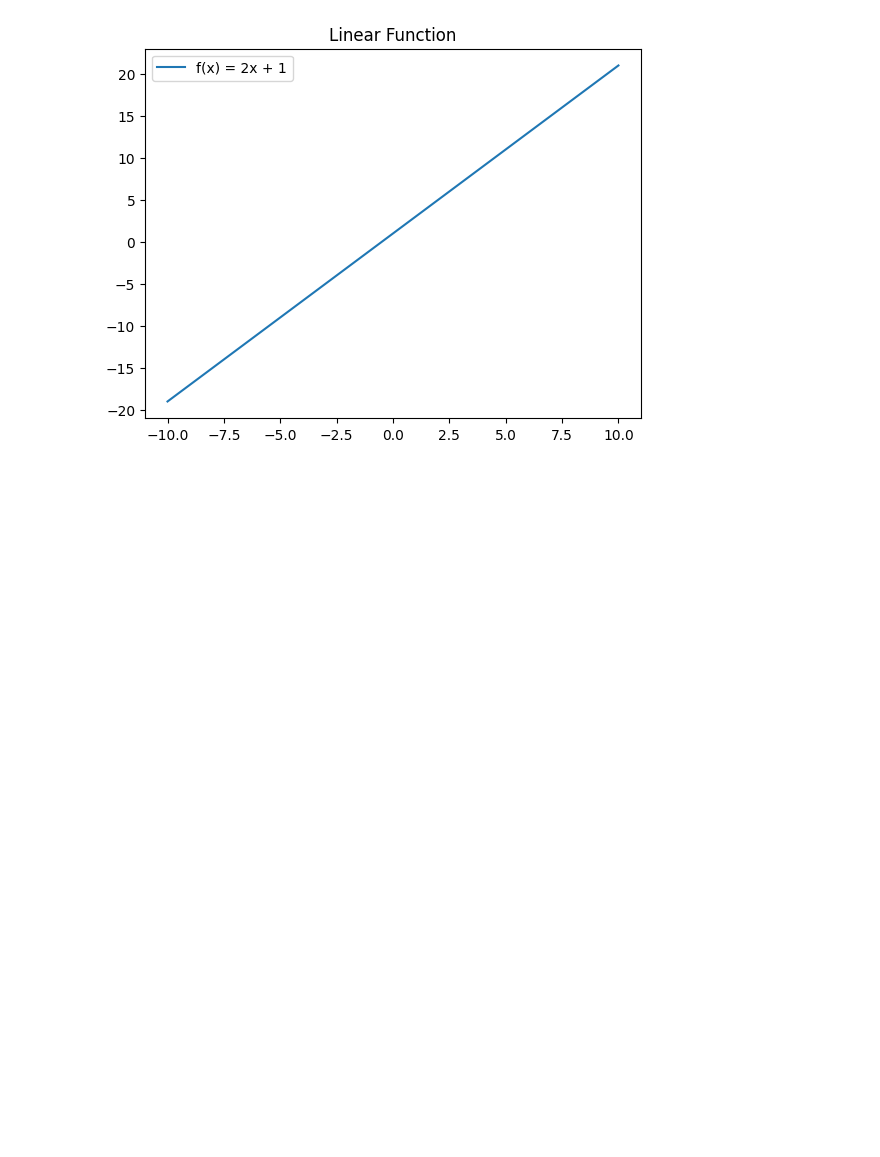
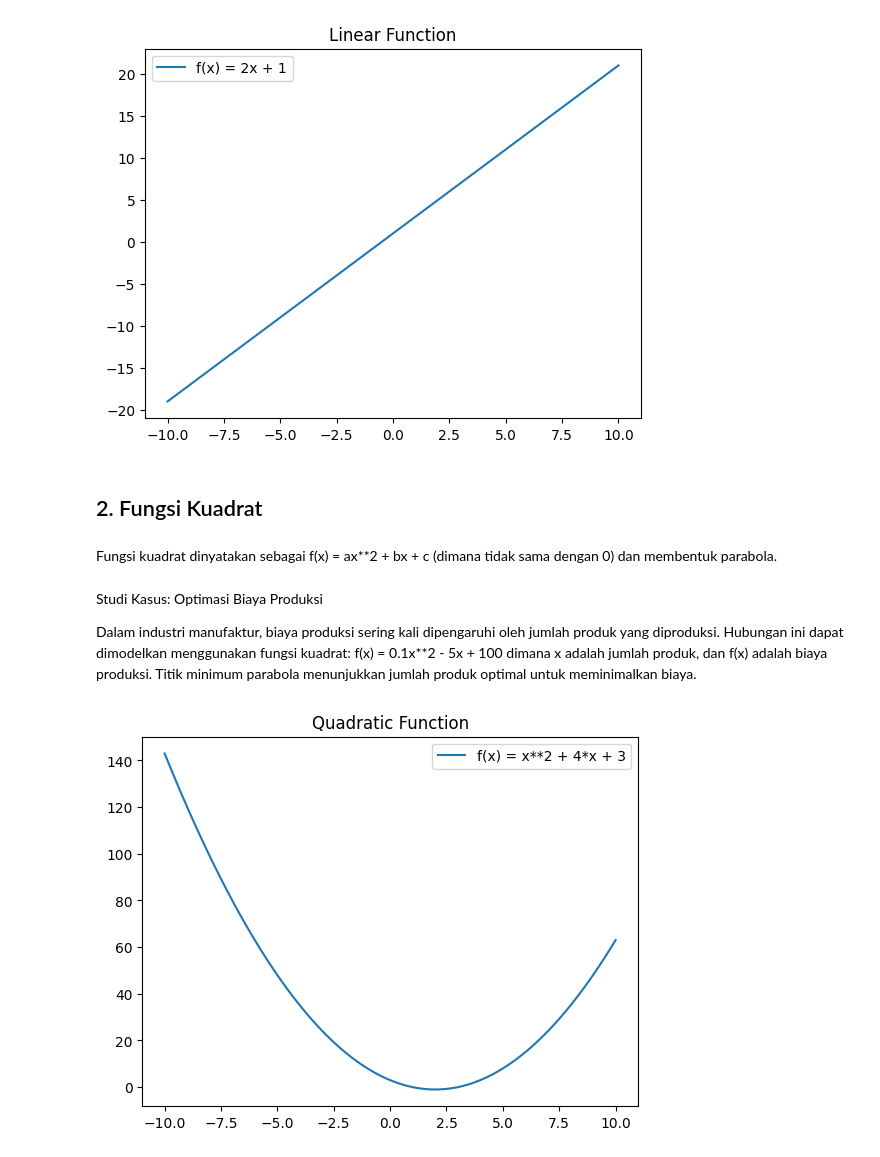
Before and after one commit to inneandarinii/Review-Python, a Jupyter notebook: Kalkulus.ipynb, the cells around one changed output. Cells and saved outputs as stored; diff of their text form; code cells hidden in the pictures; blank space fills up the shorter version.

```diff
--- a/Kalkulus.ipynb
+++ b/Kalkulus.ipynb
@@ -23,3 +23,23 @@ plt.legend()
 plt.show()
 # %% [output]
 [figure]
+# %% [markdown]
+## 2. Fungsi Kuadrat
+# %% [markdown]
+Fungsi kuadrat dinyatakan sebagai f(x) = ax**2 + bx + c (dimana tidak sama dengan 0) dan membentuk parabola.
+# %% [markdown]
+Studi Kasus: Optimasi Biaya Produksi
+
+Dalam industri manufaktur, biaya produksi sering kali dipengaruhi oleh jumlah produk yang diproduksi. Hubungan ini dapat dimodelkan menggunakan fungsi kuadrat: f(x) = 0.1x**2 - 5x + 100 dimana x adalah jumlah produk, dan f(x) adalah biaya produksi. Titik minimum parabola menunjukkan jumlah produk optimal untuk meminimalkan biaya.
+# %%
+import numpy as np
+import matplotlib.pyplot as plt
+x = np.linspace(-10,10,400)
+y = x**2 - 4*x + 3
+
+plt.plot(x,y, label = 'f(x) = x**2 + 4*x + 3')
+plt.title("Quadratic Function")
+plt.legend()
+plt.show()
+# %% [output]
+[figure, added]
```
Also changed, not shown: parts of 22 cells of this notebook.
